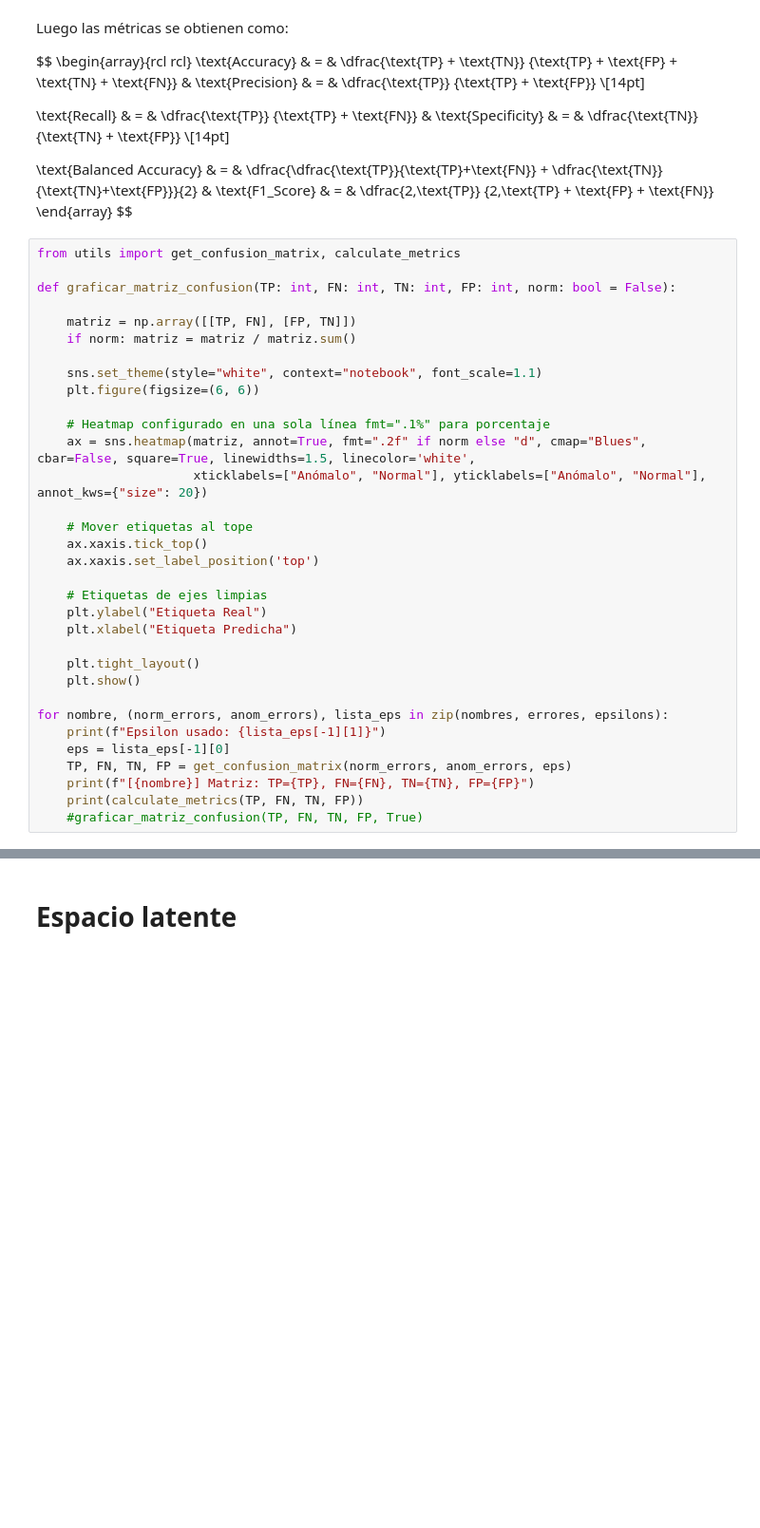
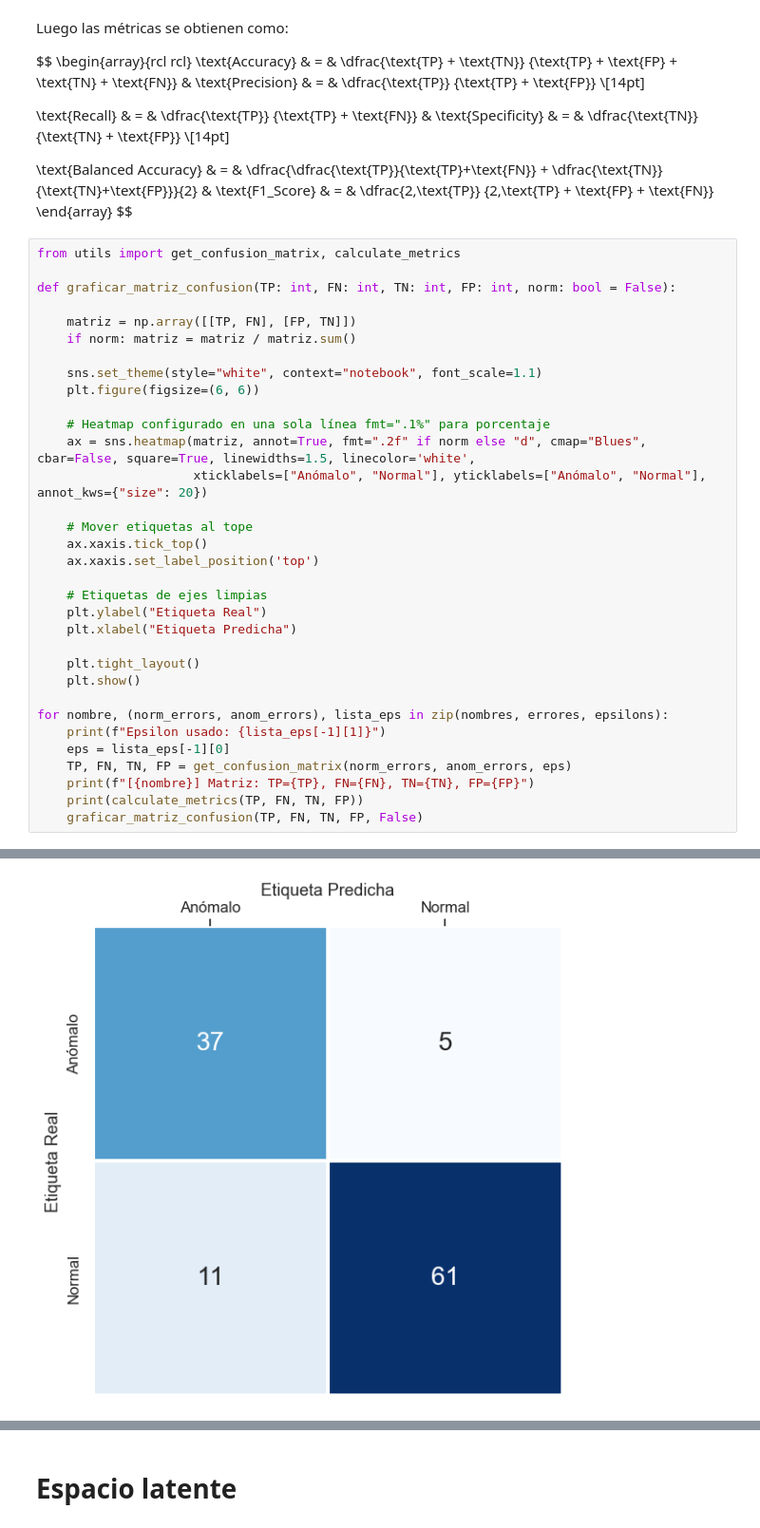
Before and after one commit to matias-cisnero/anomaly-detection-with-autoencoder, a Jupyter notebook: notebooks/test.ipynb, the cells around one changed output, grey strips where cells are left out. Shown at 95% size. Drawn from its saved outputs; the diff is of its cells as text; blank space fills up the shorter version.

```diff
--- a/notebooks/test.ipynb
+++ b/notebooks/test.ipynb
@@ -295,6 +295,6 @@ for nombre, (norm_errors, anom_errors), lista_eps in zip(nombres, errores, epsil
     TP, FN, TN, FP = get_confusion_matrix(norm_errors, anom_errors, eps)
     print(f"[{nombre}] Matriz: TP={TP}, FN={FN}, TN={TN}, FP={FP}")
     print(calculate_metrics(TP, FN, TN, FP))
-    #graficar_matriz_confusion(TP, FN, TN, FP, True)
+    graficar_matriz_confusion(TP, FN, TN, FP, False)
 # %% [output]
 Epsilon usado: Youden
@@ -308,0 +303 @@ Epsilon usado: Youden
+[figure, added]
```
Also changed, not shown: parts of 2 cells of this notebook, 6 other files.
